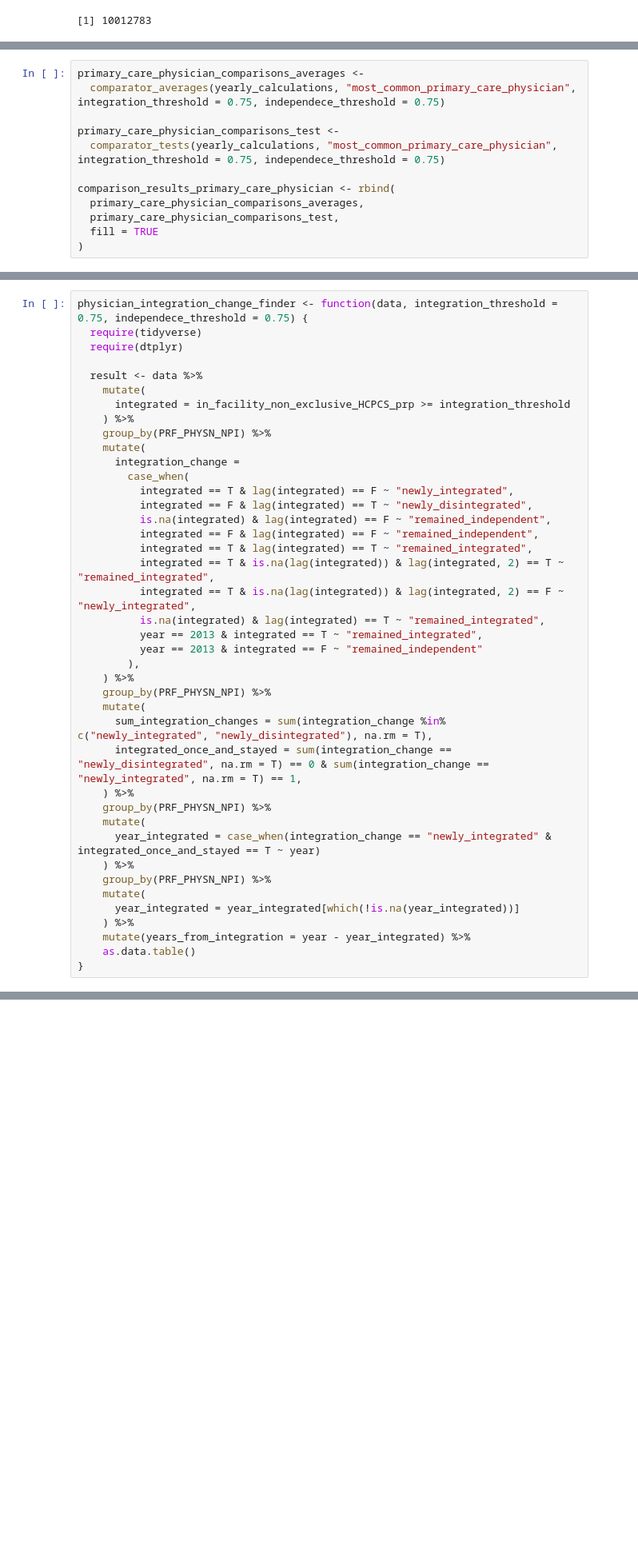
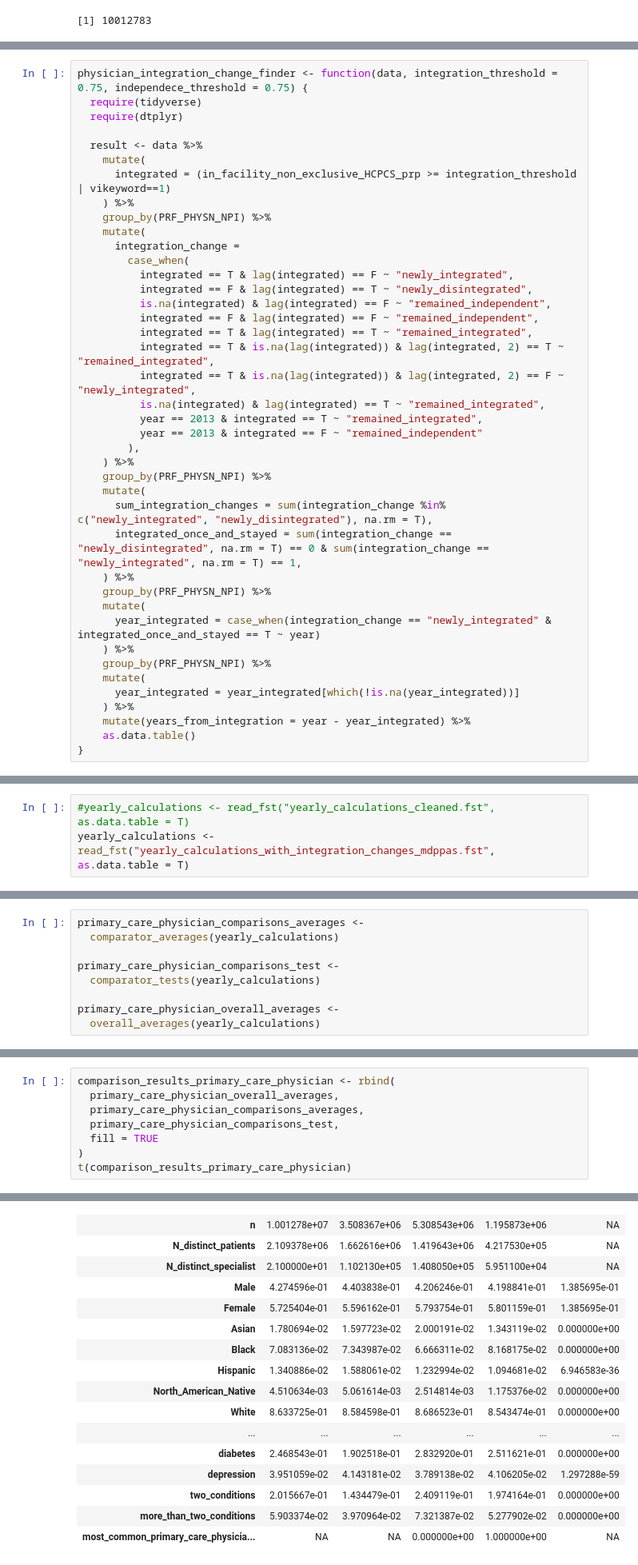
Before and after one commit to F4rbod/CaseMix, a Jupyter notebook: Calculations.ipynb, the cells around one changed output, grey strips where cells are left out. Shown: that part at 80% size. Drawn from its saved outputs; the diff is of its cells as text; blank space fills up the shorter version.

```diff
--- a/Calculations.ipynb
+++ b/Calculations.ipynb
@@ -1074,12 +909,0 @@ A data.table: 1 × 21
-# %%
-primary_care_physician_comparisons_averages <-
-  comparator_averages(yearly_calculations, "most_common_primary_care_physician", integration_threshold = 0.75, independece_threshold = 0.75)
-
-primary_care_physician_comparisons_test <-
-  comparator_tests(yearly_calculations, "most_common_primary_care_physician", integration_threshold = 0.75, independece_threshold = 0.75)
-
-comparison_results_primary_care_physician <- rbind(
-  primary_care_physician_comparisons_averages,
-  primary_care_physician_comparisons_test,
-  fill = TRUE
-)
@@ -1239,7 +1004,7 @@ physician_integration_change_finder <- function(data, integration_threshold = 0.
 
   result <- data %>%
     mutate(
-      integrated = in_facility_non_exclusive_HCPCS_prp >= integration_threshold
+      integrated = (in_facility_non_exclusive_HCPCS_prp >= integration_threshold | vikeyword==1)
     ) %>%
     group_by(PRF_PHYSN_NPI) %>%
     mutate(
@@ -1484,0 +1264,3 @@ ggsave(ggplot_arthritis_depression_more_than_two_rdd, filename = "ggplot_arthrit
+# %%
+#yearly_calculations <- read_fst("yearly_calculations_cleaned.fst", as.data.table = T)
+yearly_calculations <- read_fst("yearly_calculations_with_integration_changes_mdppas.fst", as.data.table = T)
@@ -1484,0 +1414,9 @@ ggsave(ggplot_arthritis_depression_more_than_two_rdd, filename = "ggplot_arthrit
+# %%
+primary_care_physician_comparisons_averages <-
+  comparator_averages(yearly_calculations)
+
+primary_care_physician_comparisons_test <-
+  comparator_tests(yearly_calculations)
+
+primary_care_physician_overall_averages <-
+  overall_averages(yearly_calculations)
@@ -1484,0 +1446,9 @@ ggsave(ggplot_arthritis_depression_more_than_two_rdd, filename = "ggplot_arthrit
+# %%
+comparison_results_primary_care_physician <- rbind(
+  primary_care_physician_overall_averages,
+  primary_care_physician_comparisons_averages,
+  primary_care_physician_comparisons_test,
+  fill = TRUE
+)
+t(comparison_results_primary_care_physician)
+# %% [output]
@@ -1484,0 +1456,16 @@ ggsave(ggplot_arthritis_depression_more_than_two_rdd, filename = "ggplot_arthrit
+| n | 1.001278e+07 | 3.508367e+06 | 5.308543e+06 | 1.195873e+06 | NA |
+| N_distinct_patients | 2.109378e+06 | 1.662616e+06 | 1.419643e+06 | 4.217530e+05 | NA |
+| N_distinct_specialist | 2.100000e+01 | 1.102130e+05 | 1.408050e+05 | 5.951100e+04 | NA |
+| Male | 4.274596e-01 | 4.403838e-01 | 4.206246e-01 | 4.198841e-01 | 1.385695e-01 |
+| Female | 5.725404e-01 | 5.596162e-01 | 5.793754e-01 | 5.801159e-01 | 1.385695e-01 |
+| Asian | 1.780694e-02 | 1.597723e-02 | 2.000191e-02 | 1.343119e-02 | 0.000000e+00 |
+| Black | 7.083136e-02 | 7.343987e-02 | 6.666311e-02 | 8.168175e-02 | 0.000000e+00 |
+| Hispanic | 1.340886e-02 | 1.588061e-02 | 1.232994e-02 | 1.094681e-02 | 6.946583e-36 |
+| North_American_Native | 4.510634e-03 | 5.061614e-03 | 2.514814e-03 | 1.175376e-02 | 0.000000e+00 |
+| White | 8.633725e-01 | 8.584598e-01 | 8.686523e-01 | 8.543474e-01 | 0.000000e+00 |
+| ... | ... | ... | ... | ... | ... |
+| diabetes | 2.468543e-01 | 1.902518e-01 | 2.832920e-01 | 2.511621e-01 | 0.000000e+00 |
+| depression | 3.951059e-02 | 4.143181e-02 | 3.789138e-02 | 4.106205e-02 | 1.297288e-59 |
+| two_conditions | 2.015667e-01 | 1.434479e-01 | 2.409119e-01 | 1.974164e-01 | 0.000000e+00 |
+| more_than_two_conditions | 5.903374e-02 | 3.970964e-02 | 7.321387e-02 | 5.277902e-02 | 0.000000e+00 |
+| most_common_primary_care_physicia... | NA | NA | 0.000000e+00 | 1.000000e+00 | NA |
```
Also changed, not shown: parts of 60 cells of this notebook, 1 other file.
